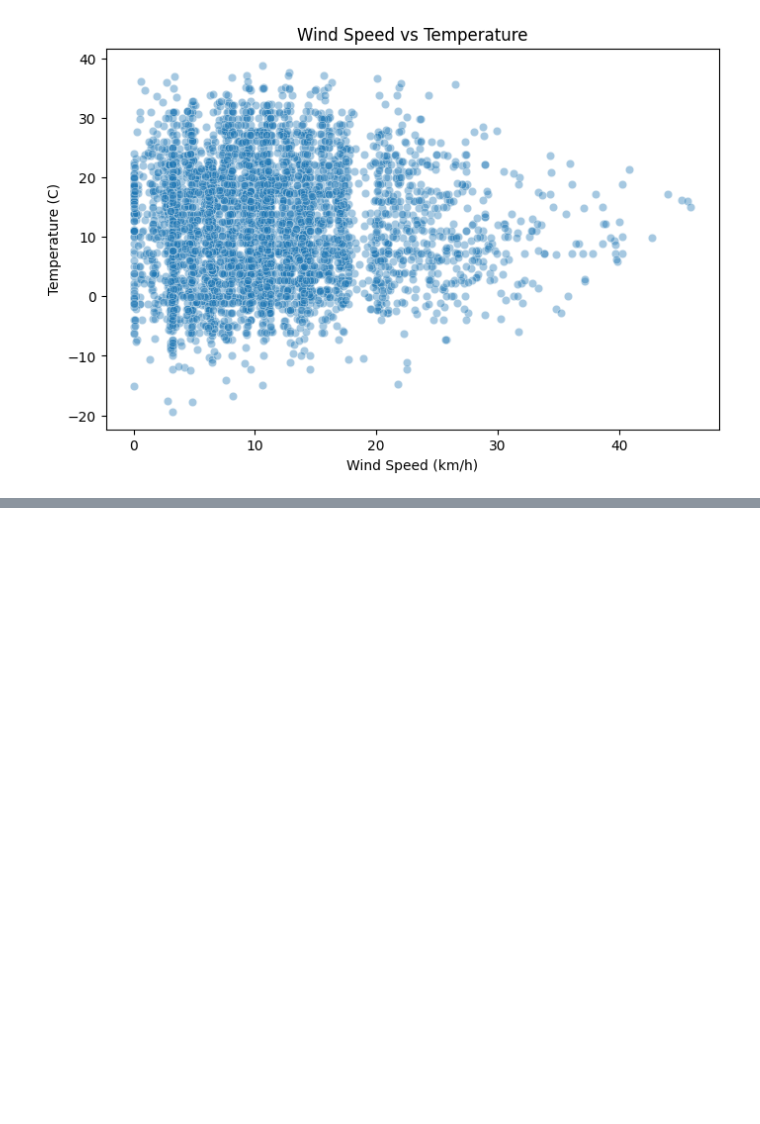
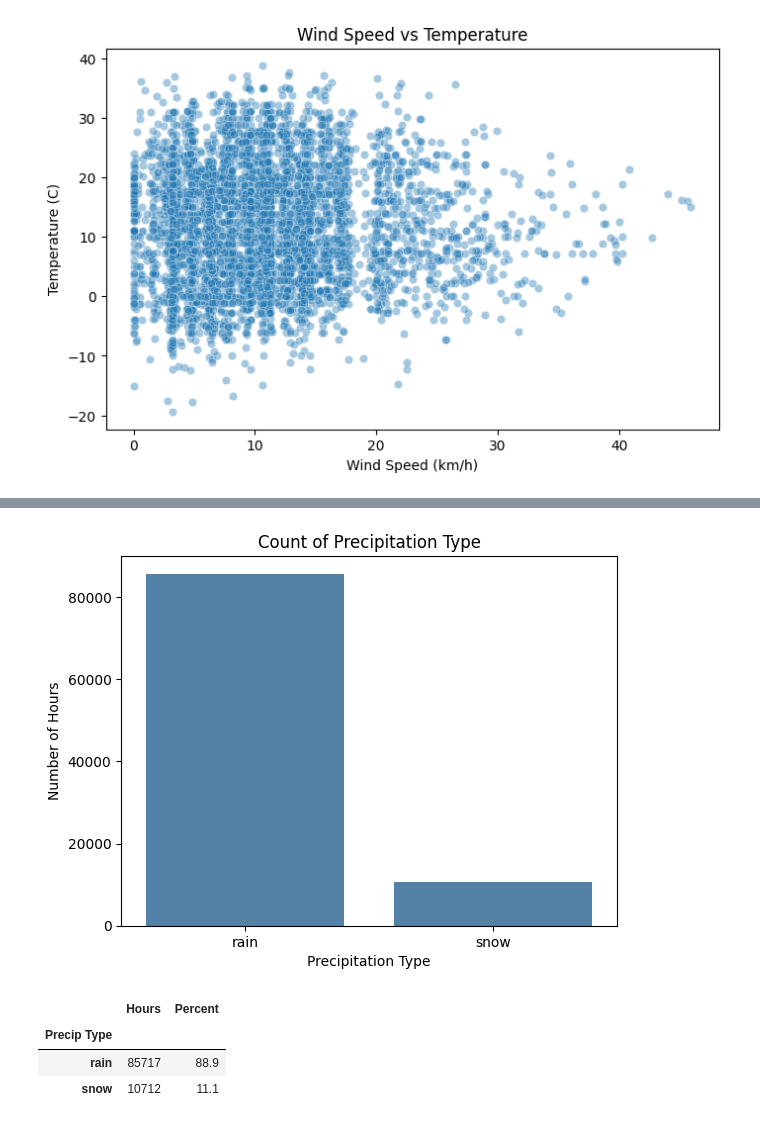
Before and after one commit to syeda-bisma05/weather-data-analysis, a Jupyter notebook: weather_analysis.ipynb, the cells around one changed output, grey strips where cells are left out. Cells and saved outputs as stored; diff of their text form; code cells hidden in the pictures; blank space fills up the shorter version.

```diff
--- a/weather_analysis.ipynb
+++ b/weather_analysis.ipynb
@@ -496,0 +544,15 @@ plt.show()
+# %%
+sns.countplot(x='Precip Type', data=df, color='steelblue')
+plt.title('Count of Precipitation Type')
+plt.xlabel('Precipitation Type')
+plt.ylabel('Number of Hours')
+plt.show()
+
+counts = df['Precip Type'].value_counts()
+pd.DataFrame({'Hours': counts, 'Percent': (counts / len(df) * 100).round(1)})
+# %% [output]
+[figure, added]
+|  | Hours | Percent |
+| Precip Type |  |  |
+| rain | 85717 | 88.9 |
+| snow | 10712 | 11.1 |
```
Also changed, not shown: parts of 10 cells of this notebook.
